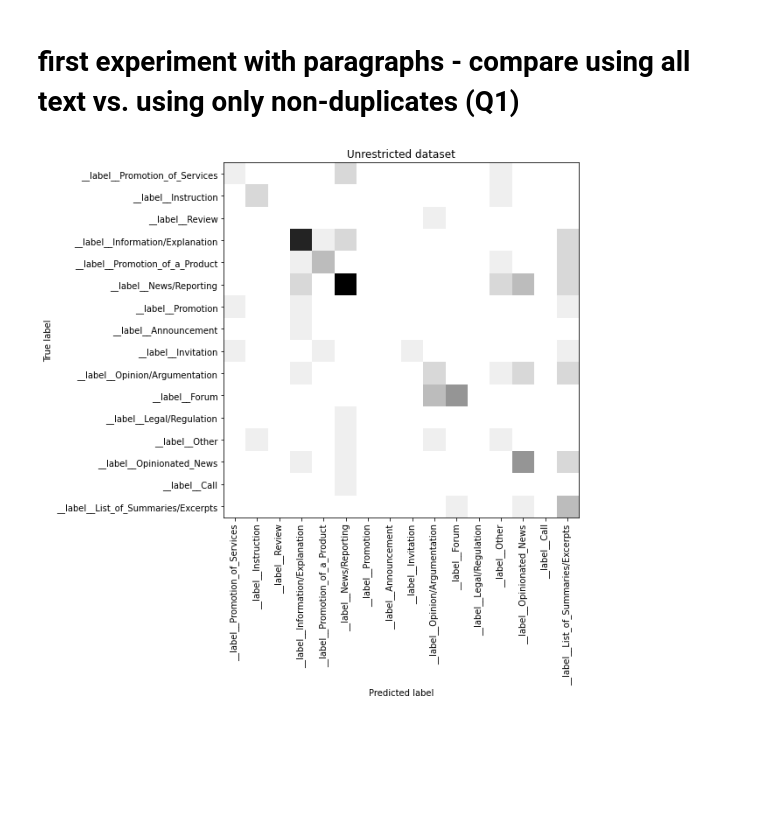
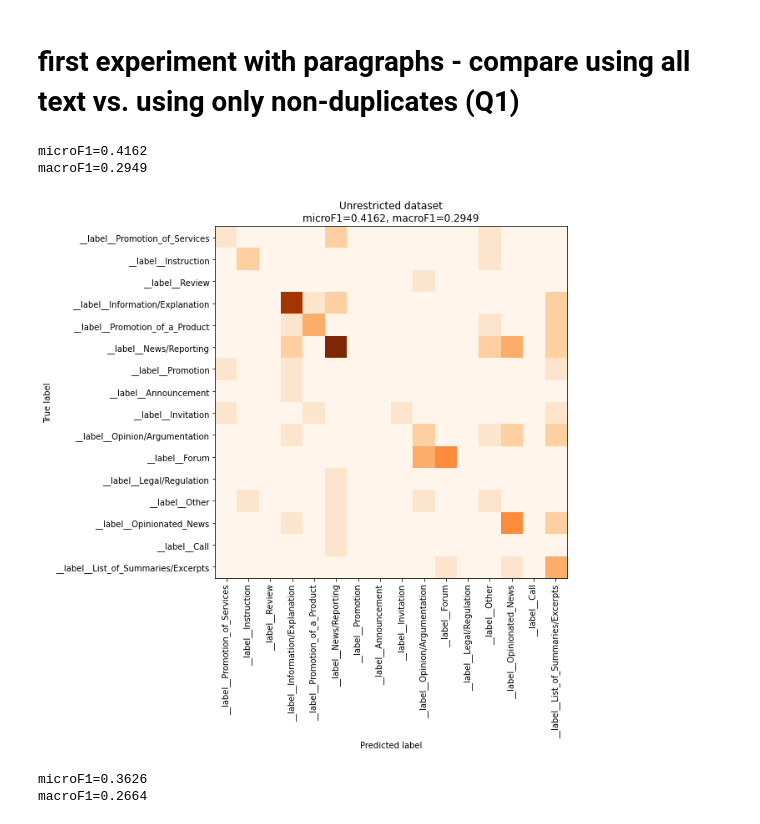
Before and after one commit to TajaKuzman/Transformers-GINCO-Experiments, a Jupyter notebook: 3_first_experiment.ipynb, the cells around one changed output. Saved outputs shown, nothing was run; the diff lists cells and outputs as text; code cells hidden in the pictures; blank space fills up the shorter version.

Commit message:
Improved plotting and added to log.

```diff
--- a/3_first_experiment.ipynb
+++ b/3_first_experiment.ipynb
@@ -69,22 +69,40 @@ all_labels = [
 # %%
 def plot_cm(y_true, y_pred, labels, save=False, title=None):
     from sklearn.metrics import confusion_matrix
+    from sklearn.metrics import f1_score
     import matplotlib.pyplot as plt
     cm = confusion_matrix(y_true, y_pred, labels=labels, )
     plt.figure(figsize=(9, 9))
-    plt.imshow(cm, cmap="Greys")
+    plt.imshow(cm, cmap="Oranges")
     classNames = labels
-    if title:
-        plt.title(title)
     plt.ylabel('True label')
     plt.xlabel('Predicted label')
     tick_marks = np.arange(len(classNames))
     plt.xticks(tick_marks, classNames, rotation=90)
     plt.yticks(tick_marks, classNames)
     plt.tight_layout()
+    microF1 = f1_score(y_true, y_pred, labels=labels, average ="micro")
+    macroF1 = f1_score(y_true, y_pred, labels=labels, average ="macro")
+
+    print(f"{microF1=:0.4}")
+    print(f"{macroF1=:0.4}")
+
+    metrics = f"{microF1=:0.4}, {macroF1=:0.4}"
+    if title:
+        plt.title(title + "\n"+metrics)
+    else:
+        plt.title(metrics)
     if save:
         plt.savefig(save)
     plt.show()
+
+
+
 plot_cm(y_true_nokeep, y_pred_nokeep, all_labels, save="images/experiment1_keepall.png", title="Unrestricted dataset")
+plot_cm(y_true_keep, y_pred_keep, all_labels, save="images/experiment1_onlykeep.png", title="Restricted dataset, keep=True")
 # %% [output]
+microF1=0.4162
+macroF1=0.2949
-[figure, old version]
+[figure, new version]
+microF1=0.3626
+macroF1=0.2664
```
Also changed, not shown: parts of 2 cells of this notebook, 3 other files.
